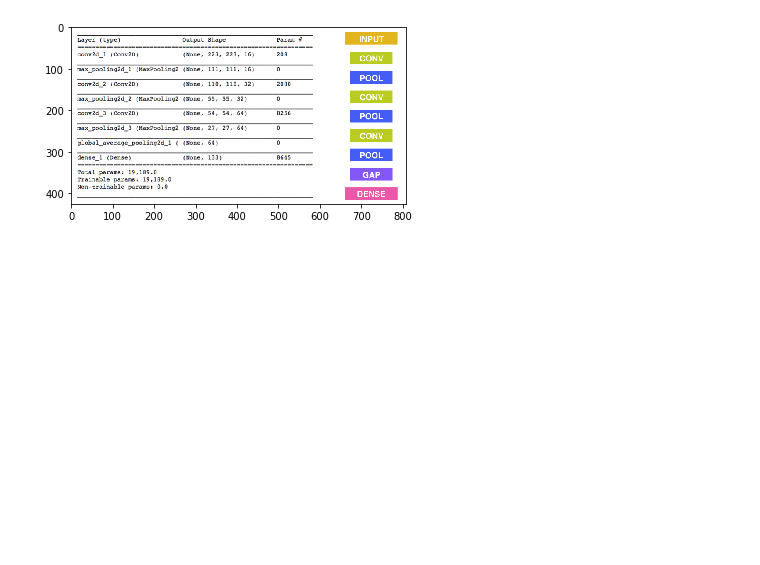
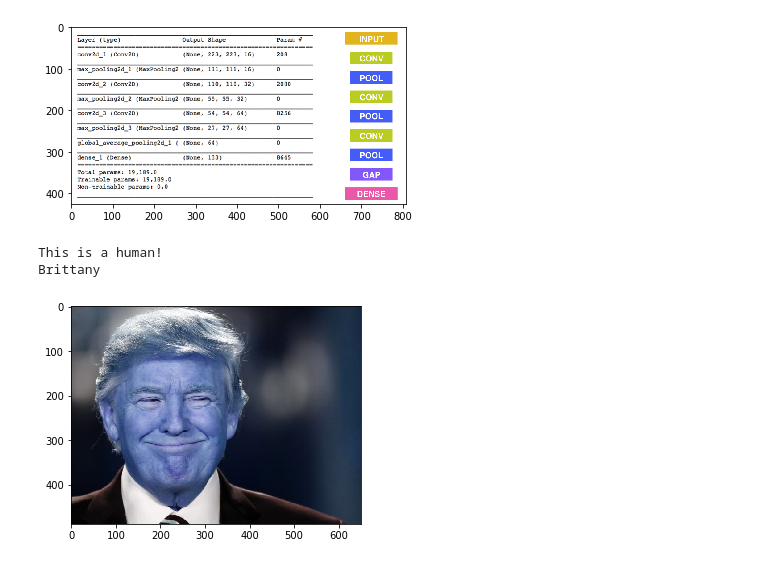
Before and after one commit to XingDYe/MLND, a Jupyter notebook: Dog_Breed_Classifier/dog_app.ipynb, the cells around one changed output. Saved outputs shown, nothing was run; the diff lists cells and outputs as text; code cells hidden in the pictures; blank space fills up the shorter version.

```diff
--- a/Dog_Breed_Classifier/dog_app.ipynb
+++ b/Dog_Breed_Classifier/dog_app.ipynb
@@ -794,3 +802,9 @@ make_prediction('/input/images/sample_cnn.png')
 # %% [output]
 Nothing is being detected!
 [figure]
+# %%
+make_prediction('trump.jpg')
+# %% [output]
+This is a human!
+Brittany
+[figure, added]
```
Also changed, not shown: parts of 12 cells of this notebook, 2 other files.
